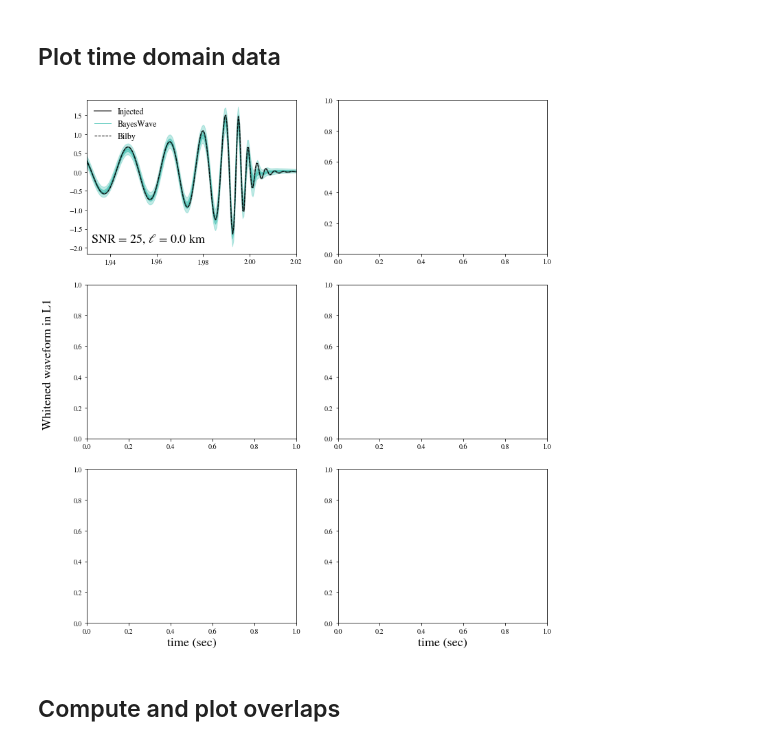
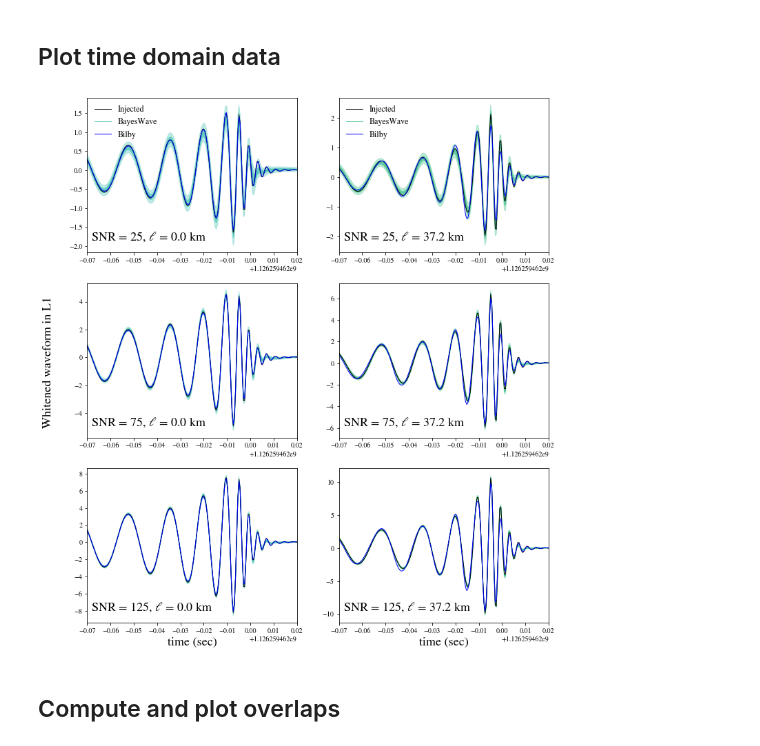
Before and after one commit to mariaokounkova/BeyondGRAnalysis, a Jupyter notebook: BayeswaveAnalysis.ipynb, the cells around one changed output. Drawn from its saved outputs; the diff is of its cells as text; code cells hidden in the pictures.

Commit message:
BayeswaveAnalysis: Update Bilby reconstruction

```diff
--- a/BayeswaveAnalysis.ipynb
+++ b/BayeswaveAnalysis.ipynb
@@ -35,3 +35,4 @@ matplotlib.rcParams['font.family'] = 'STIXGeneral'
 # matplotlib.rcParams['lines.linewidth'] = 3
 
 t_gps = 1126259462.0
+t_start = t_gps - 2.0
@@ -57,6 +52,7 @@ def GetBWMedianData(p, det = "H1"):
     f = base_dir + "post/signal/signal_median_time_domain_waveform_" + det + ".dat"
     time, d1, d2, d3, d4, d5 = np.loadtxt(f, comments="#",usecols=([0,1,2,3,4,5]),unpack=True)
 
+    time = time + t_start
     return time, d1, d2, d3, d4, d5
 
 def GetBWInjectedData(p, det = "H1"):
@@ -72,6 +68,7 @@ def GetBWInjectedData(p, det = "H1"):
     dt = 1.0/s_rate
     time = np.array([dt * t for t in range(len(data))])
 
+    time = time + t_start
     return time, data
 
 def GetBilbyData(p, det = "H1"):
@@ -119,13 +116,6 @@ def GetBWInjectedFrequencyDomainWaveform(p, detector):
     f = base_dir + "waveforms/fourier_domain_data_" + detector + ".dat"
     freq, re, im = np.loadtxt(f, comments="#",usecols=([0,1,2]),unpack=True)
     return freq, re + 1j*im
-
-def GetReclalData(p, det = "H1"):
-
-    f = p + "/reclal_result/LI_reconstruct/" + det + "_summary_waveforms_samples.dat"
-    time, whitened_ML, whitened_MAP, whitened_lower_bound_90, whitened_median, whitened_upper_bound_90 = np.loadtxt(f, comments="#",usecols=([0,1,2,3,4,5]),unpack=True)
-    #ML MAP lower_bound_90 median upper_bound_90 =
-    return time, whitened_median, whitened_lower_bound_90, whitened_upper_bound_90
 # %% [markdown]
 ## Plot time domain data
 # %%
@@ -143,71 +133,72 @@ def PlotMedianData(p, ax, color, det = "H1", label = "", legend = False):
     ## Plot injected data
     time, data = GetBWInjectedData(p, det = det)
     ## Plot empty because we're going to plot
-    ax.plot(time, data, '-', color='black', lw = 2.0, alpha=0.5,  label = 'Injected')
+    ax.plot(time, data, '-', color='black', lw = 1.0, alpha=1.0,  label = 'Injected')
 
     ## Plot Bilby reconstruction
-    time_bilby, map_bilby = GetBilbyData(p, det = det)
-    ax.plot(time, data, '--', color='black', lw = 1.0, alpha=1.0,  label = 'Bilby')
+    time, data = GetBilbyData(p, det = det)
+    ax.plot(time, data, '-', color='blue', lw = 1.0, alpha=1.0,  label = 'Bilby')
 
     ## Label ell and SNR
     ax.text(0.02, 0.1, label, horizontalalignment='left',
      verticalalignment='center', transform=ax.transAxes, fontsize=18)
 
-    ax.set_xlim(2.0 - 0.07, 2.0 + 0.02)
-    if legend:
-        ax.legend(frameon=False, fontsize=12, loc='upper left')
+    ax.set_xlim(t_gps - 0.07, t_gps + 0.02)
+    #if legend:
+    #    ax.legend(frameon=False, fontsize=12, loc='upper left')
 
     ax.tick_params(axis='x', which='both', bottom=True, top=False)
 
-    #get handles and labels
-    handles, labels = ax.get_legend_handles_labels()
+    if legend:
+        # get handles and labels
+        handles, labels = ax.get_legend_handles_labels()
 
-    #specify order of items in legend
-    order = [1,0,2]
+        # specify order of items in legend
+        order = [1,0,2]
 
-    #add legend to plot
-    ax.legend([handles[idx] for idx in order],[labels[idx] for idx in order], )
+        # add legend to plot
+        ax.legend([handles[idx] for idx in order],[labels[idx] for idx in order], frameon=False, fontsize=12, loc='upper left')
 
 
 def BWPlots():
     """ Create a plot of injected and recovered BW strains in the time domain """
 
     det = "L1"
     base_dir = "/home/maria.okounkova/BeyondGRAnalysis/BilbyPE/PHENOM_"
 
     fig, axarr = plt.subplots(3,2, figsize=(12, 14), sharex=False, sharey=False)
 
     mass = 68.0 ## Injected mass
 
     ell = "0p0"
     color = '#2dbaaa'
     PlotMedianData(base_dir + "dCS_" + ell + "_25", axarr[0][0], color, det = det, \
                    label = r'SNR = 25, $\ell$ = %.1f km' % EllinKm(ell, mass), legend = True)
-#     PlotMedianData(base_dir + "dCS_" + ell + "_75", axarr[1][0], color, det = det, \
-#                    label = r'SNR = 75, $\ell$ = %.1f km' % EllinKm(ell, mass))
-#     PlotMedianData(base_dir + "dCS_" + ell + "_125", axarr[2][0], color, det = det, \
-#                    label = r'SNR = 125, $\ell$ = %.1f km' % EllinKm(ell, mass))
+    PlotMedianData(base_dir + "dCS_" + ell + "_75", axarr[1][0], color, det = det, \
+                   label = r'SNR = 75, $\ell$ = %.1f km' % EllinKm(ell, mass))
+    PlotMedianData(base_dir + "dCS_" + ell + "_125", axarr[2][0], color, det = det, \
+                   label = r'SNR = 125, $\ell$ = %.1f km' % EllinKm(ell, mass))
 
-#     ell = "0p37"
-#     color = "#2dba7d"
-#     PlotMedianData(base_dir + "dCS_" + ell + "_25", axarr[0][1], color, det = det, \
-#                    label = r'SNR = 25, $\ell$ = %.1f km' % EllinKm(ell, mass), legend = True)
-#     PlotMedianData(base_dir + "dCS_" + ell + "_75", axarr[1][1], color, det = det, \
-#                    label = r'SNR = 75, $\ell$ = %.1f km' % EllinKm(ell, mass))
-#     PlotMedianData(base_dir + "dCS_" + ell + "_125", axarr[2][1], color, det = det, \
-#                    label = r'SNR = 125, $\ell$ = %.1f km' % EllinKm(ell, mass))
+    ell = "0p37"
+    color = "#2dba7d"
+    PlotMedianData(base_dir + "dCS_" + ell + "_25", axarr[0][1], color, det = det, \
+                   label = r'SNR = 25, $\ell$ = %.1f km' % EllinKm(ell, mass), legend = True)
+    PlotMedianData(base_dir + "dCS_" + ell + "_75", axarr[1][1], color, det = det, \
+                   label = r'SNR = 75, $\ell$ = %.1f km' % EllinKm(ell, mass))
+    PlotMedianData(base_dir + "dCS_" + ell + "_125", axarr[2][1], color, det = det, \
+                   label = r'SNR = 125, $\ell$ = %.1f km' % EllinKm(ell, mass))
 
     for i in range(2):
         axarr[-1][i].set_xlabel('time (sec)', fontsize = 18)
 
     fig.text(0.06, 0.5, 'Whitened waveform in ' + det, ha='center', va='center', rotation='vertical', fontsize=18)
     plt.savefig('Bayeswave.pdf')
     #plt.tight_layout()
     plt.show()
 
 BWPlots()
 # %% [output]
-[figure, old version]
+[figure, new version]
 # %% [markdown]
 ## Compute and plot overlaps
 # %%
```
Also changed, not shown: parts of 1 cell of this notebook.
